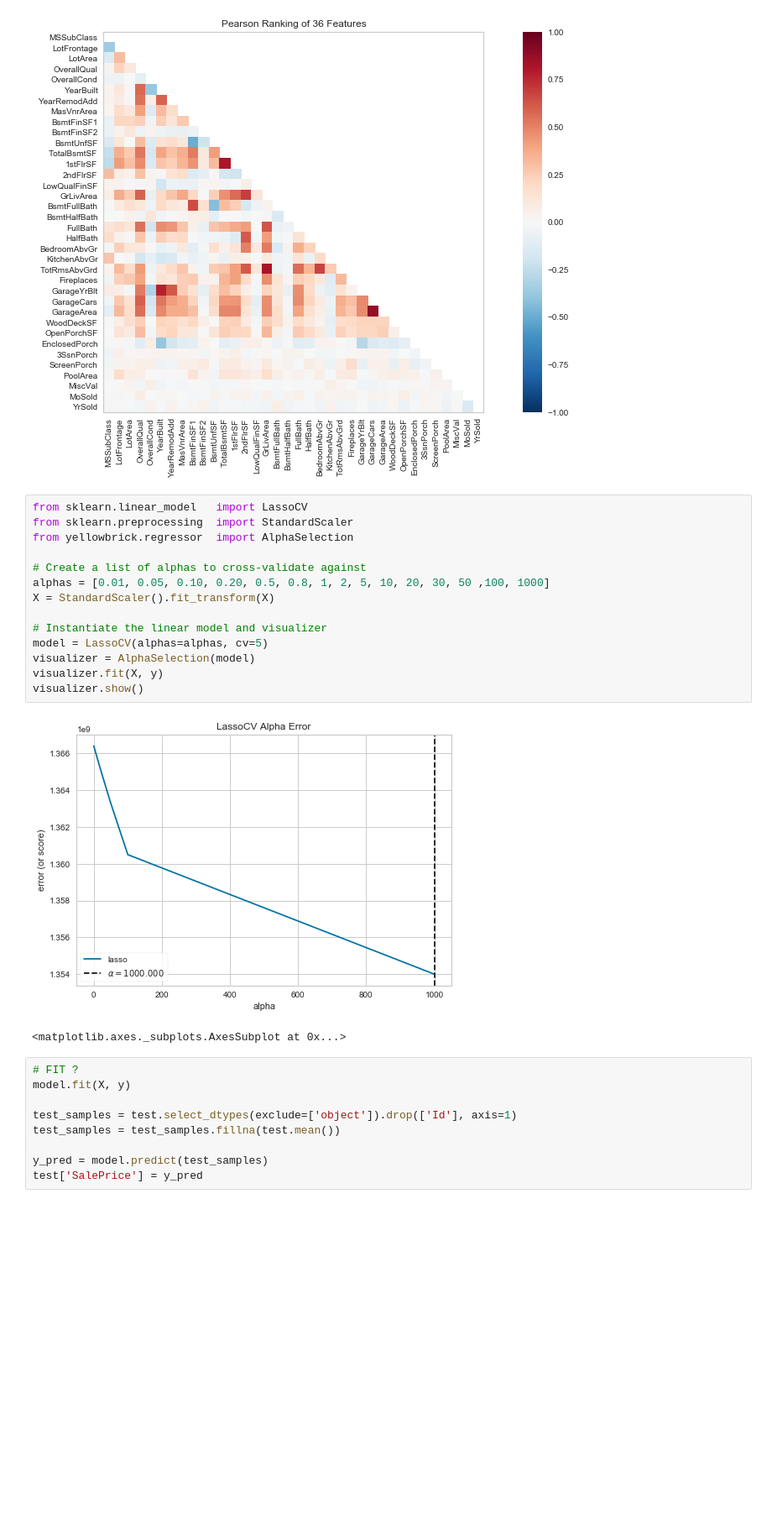
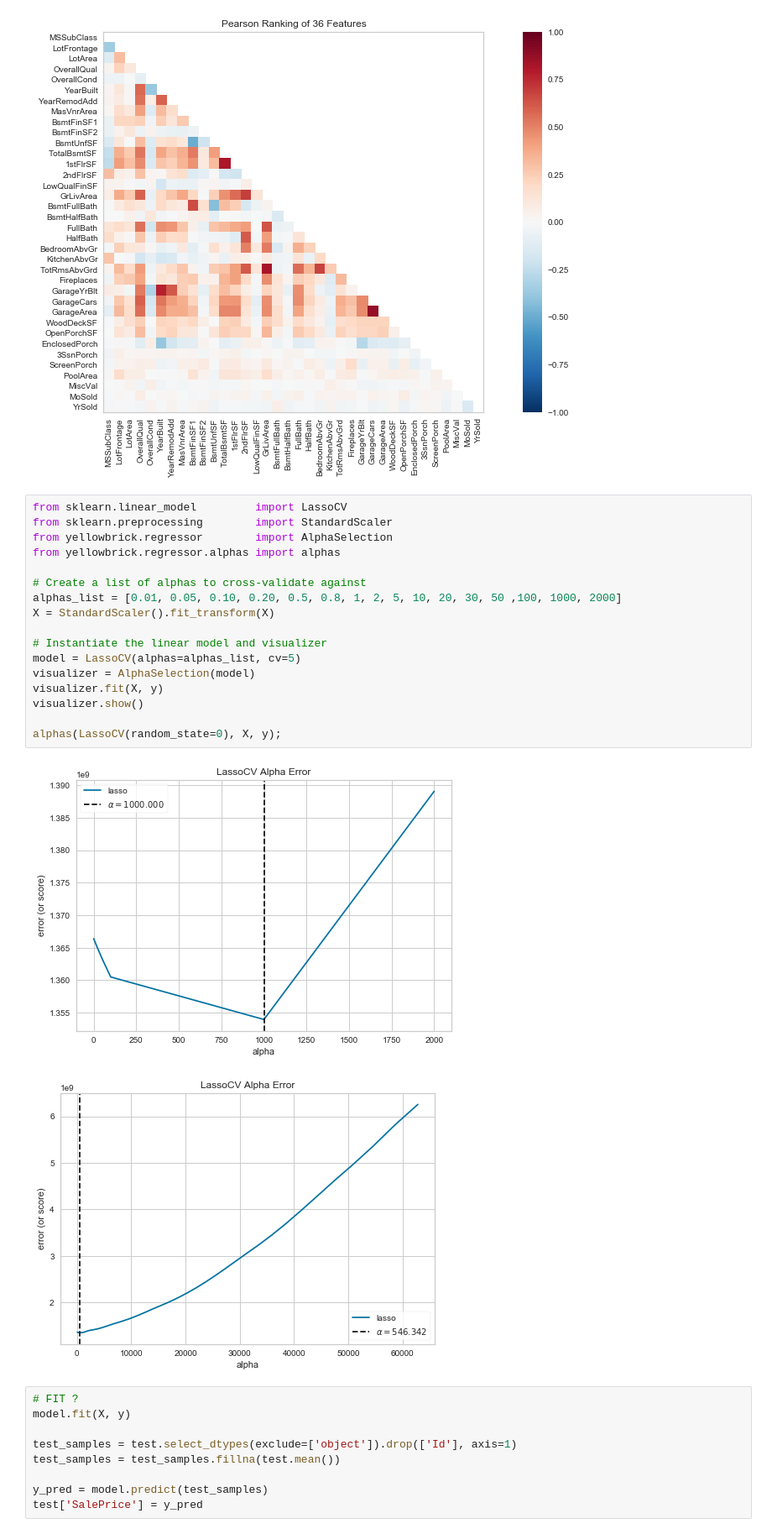
Before and after one commit to michelmf/exploring_yellowbrick, a Jupyter notebook: notebooks/House_Prices.ipynb, the cells around one changed output. Shown at 84% size. Saved outputs shown, nothing was run; the diff lists cells and outputs as text; blank space fills up the shorter version.

```diff
--- a/notebooks/House_Prices.ipynb
+++ b/notebooks/House_Prices.ipynb
@@ -54,22 +54,25 @@ viz.show(size=(30,5));
 # %% [output]
 [figure]
 # %%
-from sklearn.linear_model   import LassoCV
-from sklearn.preprocessing  import StandardScaler
-from yellowbrick.regressor  import AlphaSelection
+from sklearn.linear_model         import LassoCV
+from sklearn.preprocessing        import StandardScaler
+from yellowbrick.regressor        import AlphaSelection
+from yellowbrick.regressor.alphas import alphas
 
 # Create a list of alphas to cross-validate against
-alphas = [0.01, 0.05, 0.10, 0.20, 0.5, 0.8, 1, 2, 5, 10, 20, 30, 50 ,100, 1000]
+alphas_list = [0.01, 0.05, 0.10, 0.20, 0.5, 0.8, 1, 2, 5, 10, 20, 30, 50 ,100, 1000, 2000]
 X = StandardScaler().fit_transform(X)
 
 # Instantiate the linear model and visualizer
-model = LassoCV(alphas=alphas, cv=5)
+model = LassoCV(alphas=alphas_list, cv=5)
 visualizer = AlphaSelection(model)
 visualizer.fit(X, y)
 visualizer.show()
+
+alphas(LassoCV(random_state=0), X, y);
 # %% [output]
-[figure, old version]
+[figure, new version]
-<matplotlib.axes._subplots.AxesSubplot at 0x...>
+[figure, added]
 # %%
 # FIT ?
 model.fit(X, y)
```
Also changed, not shown: 2 other files.
